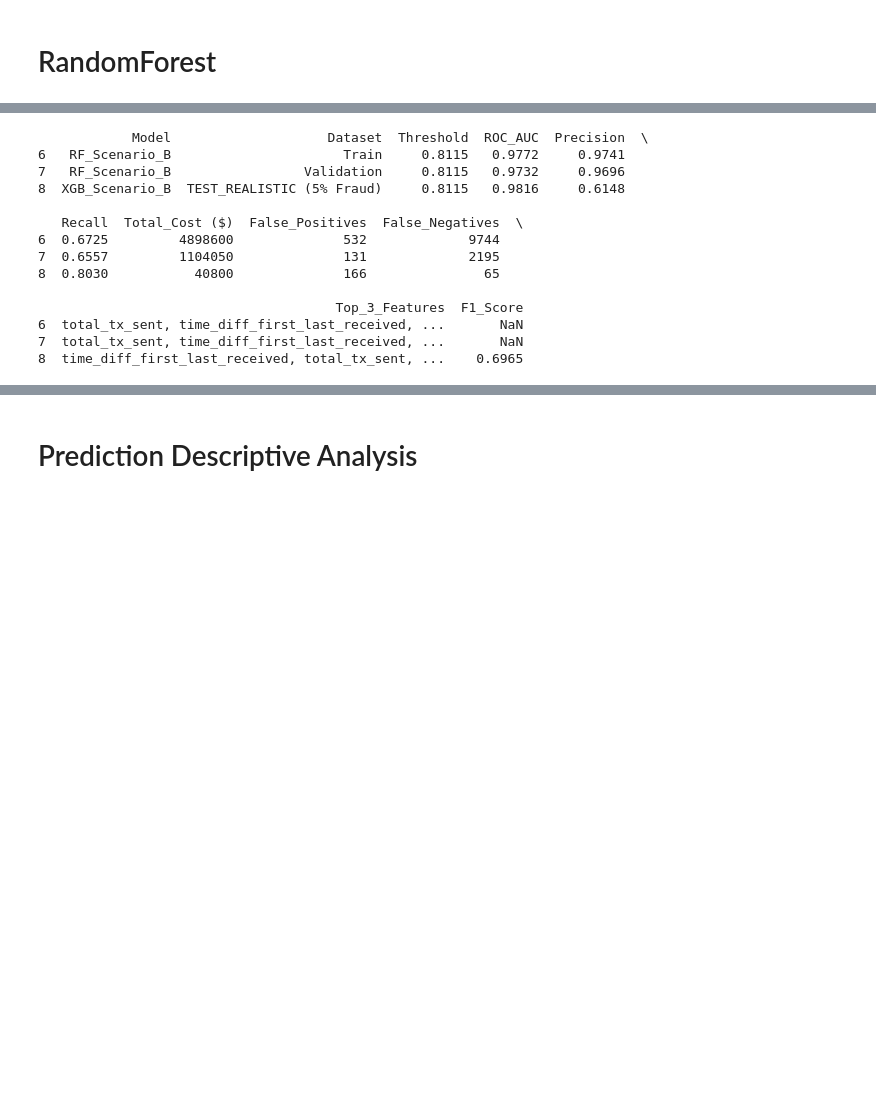
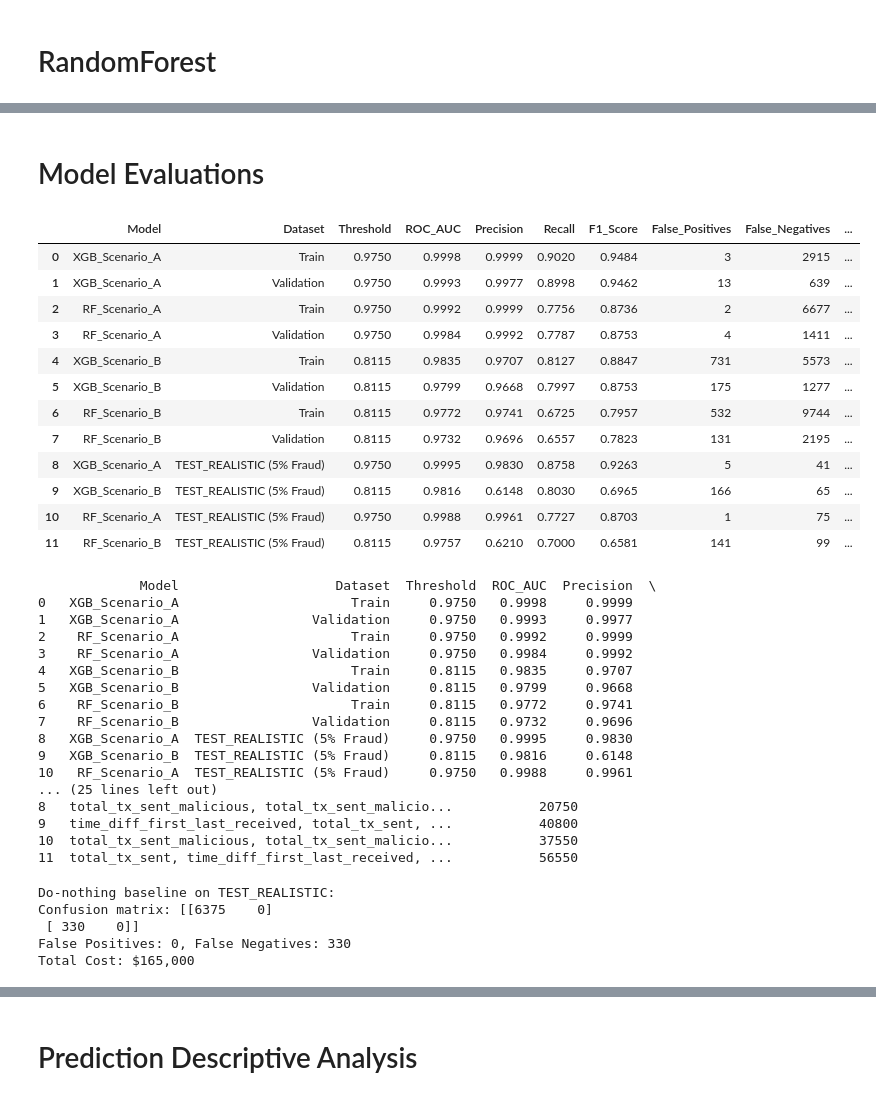
Before and after one commit to jessicabat/crypto-risk-scoring, a Jupyter notebook: notebooks/etfd.ipynb, the cells around one changed output, grey strips where cells are left out. Cells and saved outputs as stored; diff of their text form; code cells hidden in the pictures; blank space fills up the shorter version.

```diff
--- a/notebooks/etfd.ipynb
+++ b/notebooks/etfd.ipynb
@@ -746,17 +791,58 @@ Fraud Rate: 0.0492
+# %% [markdown]
+# Model Evaluations
+# %%
+df_metrics
+# %% [output]
+|  | Model | Dataset | Threshold | ROC_AUC | Precision | Recall | F1_Score | False_Positives | False_Negatives | ... |
+| 0 | XGB_Scenario_A | Train | 0.9750 | 0.9998 | 0.9999 | 0.9020 | 0.9484 | 3 | 2915 | ... |
+| 1 | XGB_Scenario_A | Validation | 0.9750 | 0.9993 | 0.9977 | 0.8998 | 0.9462 | 13 | 639 | ... |
+| 2 | RF_Scenario_A | Train | 0.9750 | 0.9992 | 0.9999 | 0.7756 | 0.8736 | 2 | 6677 | ... |
+| 3 | RF_Scenario_A | Validation | 0.9750 | 0.9984 | 0.9992 | 0.7787 | 0.8753 | 4 | 1411 | ... |
+| 4 | XGB_Scenario_B | Train | 0.8115 | 0.9835 | 0.9707 | 0.8127 | 0.8847 | 731 | 5573 | ... |
+| 5 | XGB_Scenario_B | Validation | 0.8115 | 0.9799 | 0.9668 | 0.7997 | 0.8753 | 175 | 1277 | ... |
+| 6 | RF_Scenario_B | Train | 0.8115 | 0.9772 | 0.9741 | 0.6725 | 0.7957 | 532 | 9744 | ... |
+| 7 | RF_Scenario_B | Validation | 0.8115 | 0.9732 | 0.9696 | 0.6557 | 0.7823 | 131 | 2195 | ... |
+| 8 | XGB_Scenario_A | TEST_REALISTIC (5% Fraud) | 0.9750 | 0.9995 | 0.9830 | 0.8758 | 0.9263 | 5 | 41 | ... |
+| 9 | XGB_Scenario_B | TEST_REALISTIC (5% Fraud) | 0.8115 | 0.9816 | 0.6148 | 0.8030 | 0.6965 | 166 | 65 | ... |
+| 10 | RF_Scenario_A | TEST_REALISTIC (5% Fraud) | 0.9750 | 0.9988 | 0.9961 | 0.7727 | 0.8703 | 1 | 75 | ... |
+| 11 | RF_Scenario_B | TEST_REALISTIC (5% Fraud) | 0.8115 | 0.9757 | 0.6210 | 0.7000 | 0.6581 | 141 | 99 | ... |
 # %%
-print(df_metrics.tail(3))
+print(df_metrics)
 # %% [output]
-            Model                    Dataset  Threshold  ROC_AUC  Precision  \
-6   RF_Scenario_B                      Train     0.8115   0.9772     0.9741
-7   RF_Scenario_B                 Validation     0.8115   0.9732     0.9696
-8  XGB_Scenario_B  TEST_REALISTIC (5% Fraud)     0.8115   0.9816     0.6148
-
-   Recall  Total_Cost ($)  False_Positives  False_Negatives  \
-6  0.6725         4898600              532             9744
-7  0.6557         1104050              131             2195
-8  0.8030           40800              166               65
-
-                                      Top_3_Features  F1_Score
-6  total_tx_sent, time_diff_first_last_received, ...       NaN
-7  total_tx_sent, time_diff_first_last_received, ...       NaN
-8  time_diff_first_last_received, total_tx_sent, ...    0.6965
+             Model                    Dataset  Threshold  ROC_AUC  Precision  \
+0   XGB_Scenario_A                      Train     0.9750   0.9998     0.9999
+1   XGB_Scenario_A                 Validation     0.9750   0.9993     0.9977
+2    RF_Scenario_A                      Train     0.9750   0.9992     0.9999
+3    RF_Scenario_A                 Validation     0.9750   0.9984     0.9992
+4   XGB_Scenario_B                      Train     0.8115   0.9835     0.9707
+5   XGB_Scenario_B                 Validation     0.8115   0.9799     0.9668
+6    RF_Scenario_B                      Train     0.8115   0.9772     0.9741
+7    RF_Scenario_B                 Validation     0.8115   0.9732     0.9696
+8   XGB_Scenario_A  TEST_REALISTIC (5% Fraud)     0.9750   0.9995     0.9830
+9   XGB_Scenario_B  TEST_REALISTIC (5% Fraud)     0.8115   0.9816     0.6148
+10   RF_Scenario_A  TEST_REALISTIC (5% Fraud)     0.9750   0.9988     0.9961
+... (25 lines left out)
+8   total_tx_sent_malicious, total_tx_sent_malicio...           20750
+9   time_diff_first_last_received, total_tx_sent, ...           40800
+10  total_tx_sent_malicious, total_tx_sent_malicio...           37550
+11  total_tx_sent, time_diff_first_last_received, ...           56550
+# %%
+# COST BASELINE: Do-Nothing Model
+# predict all as Normal (0)
+y_pred_none = np.zeros_like(y_test_real)
+
+cm_none = confusion_matrix(y_test_real, y_pred_none)
+tn_none, fp_none, fn_none, tp_none = cm_none.ravel()
+
+cost_none = calculate_financial_cost(fp_none, fn_none, cost_fp=50, cost_fn=500)
+
+print("Do-nothing baseline on TEST_REALISTIC:")
+print("Confusion matrix:", cm_none)
+print(f"False Positives: {fp_none}, False Negatives: {fn_none}")
+print(f"Total Cost: ${cost_none:,}")
+# %% [output]
+Do-nothing baseline on TEST_REALISTIC:
+Confusion matrix: [[6375    0]
+ [ 330    0]]
+False Positives: 0, False Negatives: 330
+Total Cost: $165,000
```
Also changed, not shown: parts of 25 cells of this notebook.
